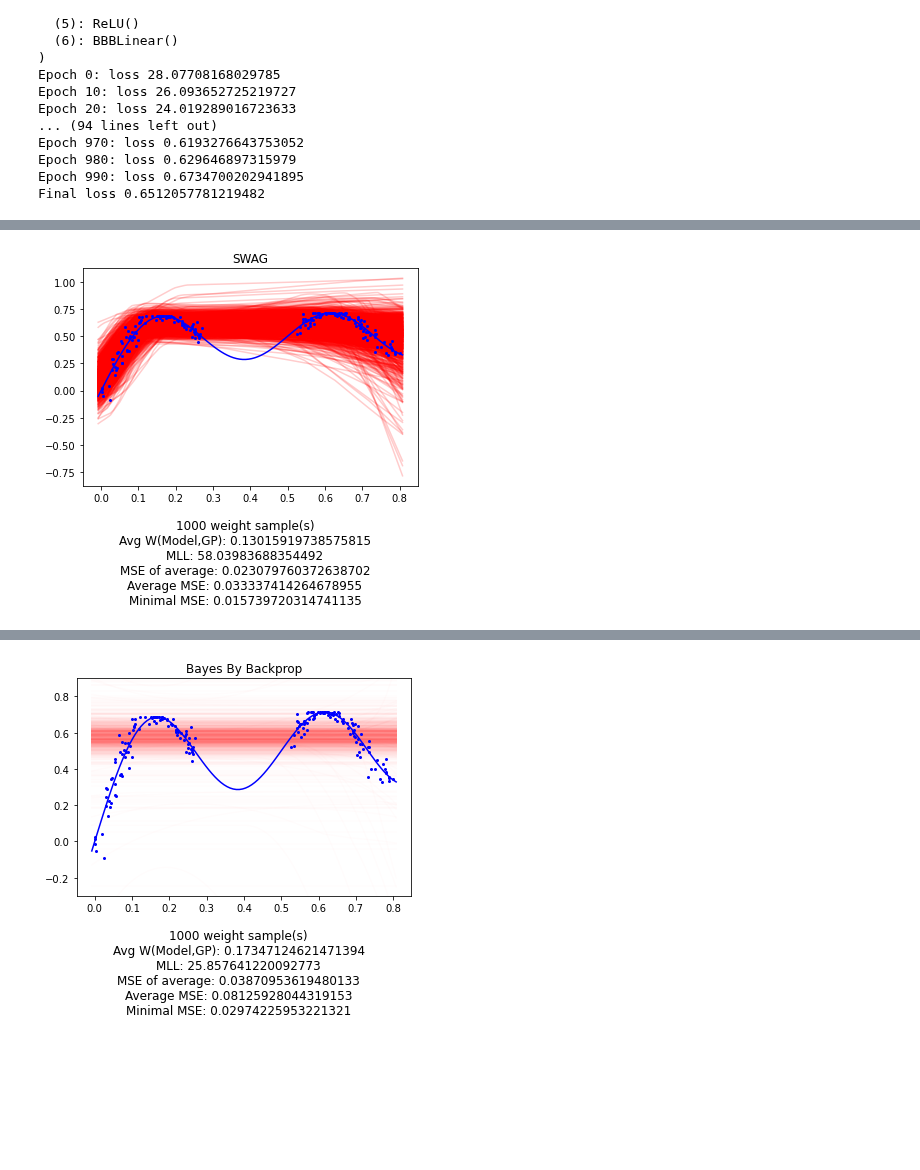
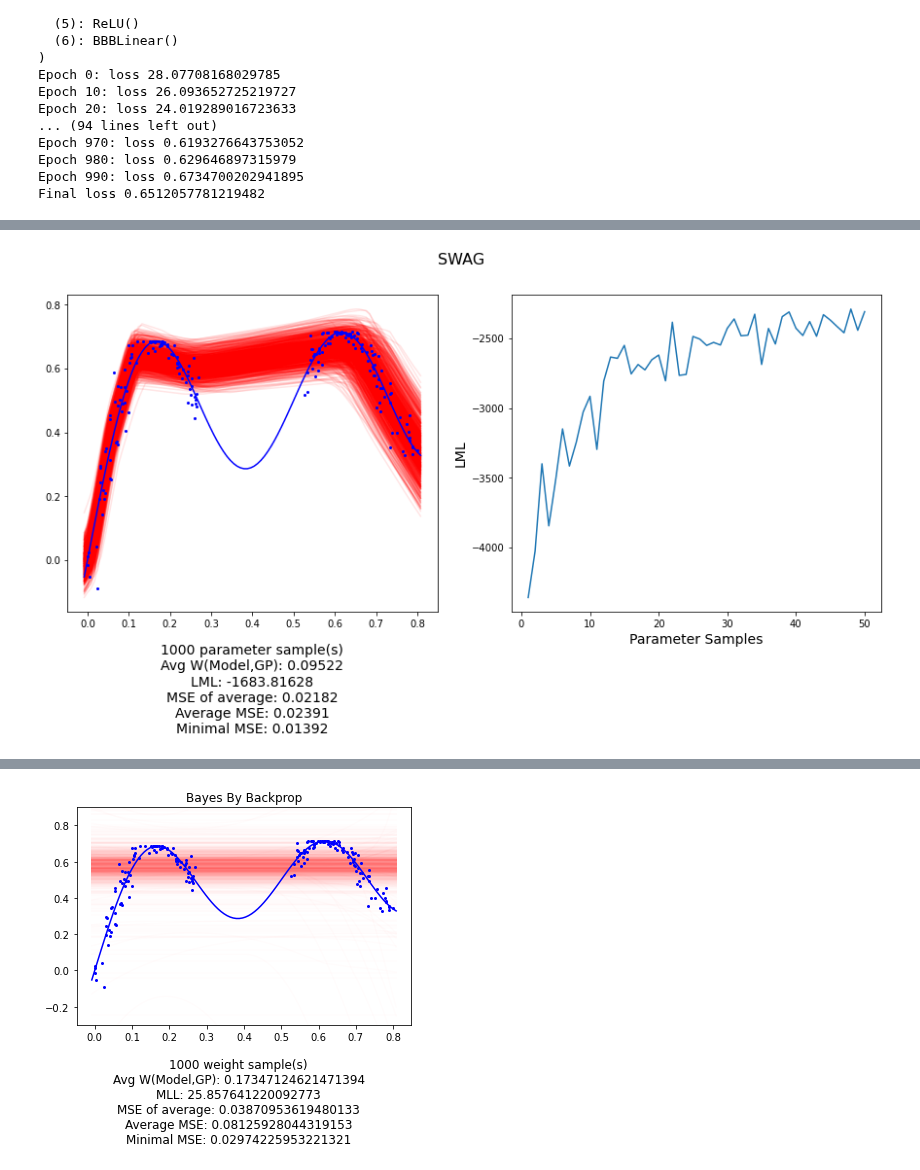
Before and after one commit to Feuermagier/VariationalBayesianDL, a Jupyter notebook: TrigonometricRegression.ipynb, the cells around one changed output, grey strips where cells are left out. Cells and saved outputs as stored; diff of their text form; code cells hidden in the pictures; blank space fills up the shorter version.

```diff
--- a/TrigonometricRegression.ipynb
+++ b/TrigonometricRegression.ipynb
@@ -32,5 +34,5 @@ trainset.plot_dataset()
 [figure]
 # %%
 torch.manual_seed(42)
-gp = exp.gaussian_process(100, trainset.normalized_xs, trainset.normalized_ys)
+gp, gp_true_lml = exp.gaussian_process(100, trainset.normalized_xs, trainset.normalized_ys)
 # %% [output]
@@ -70,6 +67,12 @@ Final loss -0.09329470992088318
 # %%
 torch.manual_seed(42)
-swag = exp.swag(layers, noise, learn_var, 900, 5, 20, trainloader, batch_size)
+swag_config = {
+    "start_epoch": 700,
+    "update_every_batches": len(trainloader),
+    "update_every_epochs": 1,
+    "deviation_samples": 50
+}
+swag = exp.swag(layers, noise, learn_var, 900, swag_config, trainloader, batch_size, device)
 # %% [output]
 Generated model: Sequential(
   (0): Linear(in_features=1, out_features=32, bias=True)
@@ -188,7 +248,7 @@ trainset.plot("Point Estimator", pp, gp, alpha=0.1, samples=1000)
 # %%
-trainset.plot("SWAG", swag, gp, alpha=0.2, samples=1000)
+trainset.plot("SWAG", swag, gp, alpha=0.1, samples=1000, plot_lml_trend=(50, 50))
 # %% [output]
-[figure, old version]
+[figure, new version]
 # %%
 trainset.plot("Ensemble of 5 point predictors", ensemble, gp, alpha=0.1, samples=1000)
 # %% [output]
```
Also changed, not shown: parts of 13 cells of this notebook, 12 other files.
